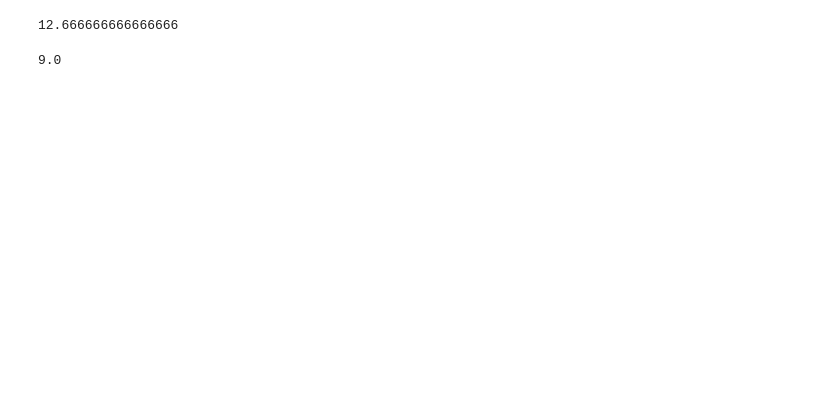
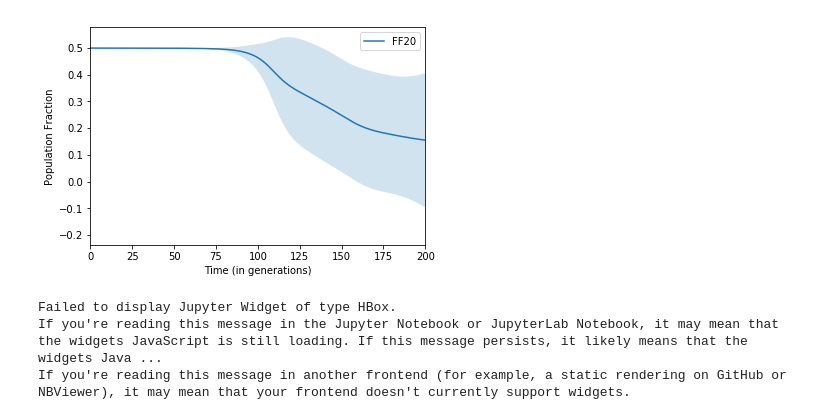
Before and after one commit to EndyLab/codon-tables, a Jupyter notebook: notebooks/sandbox.ipynb, the cells around one changed output. Drawn from its saved outputs; the diff is of its cells as text; code cells hidden in the pictures; blank space fills up the shorter version.

```diff
--- a/notebooks/sandbox.ipynb
+++ b/notebooks/sandbox.ipynb
@@ -115,16 +0,0 @@ plt.show()
-# %%
-strains = []
-count = 0
-for i in range(10):
-    strains.append(strain(N_pop = i, fitness=2*i))
-    count += 2*i
-
-sim2 = thunderflask(strains)
-f_avg = sim2.updateF_avg()
-f_avg
-# %% [output]
-12.666666666666666
-# %%
-count/10
-# %% [output]
-9.0
@@ -130,0 +26,37 @@ count/10
+# %%
+path = '/home/jonathan/Lab/ATD/codon-tables/data/local_test/N=1e6_b=1_l=2/SC_vs_FF20_0/output/'
+with open(path+'2018-04-03_SC_vs_FF20_sim=0_batch=0_favg_traces_N_pop=1e6=T=1000_N=3_b=1_l=2.pickle', 'rb') as handle:
+    df = pickle.load(handle)
+# %%
+sns.tsplot(data=df, time='time', value='popfrac', unit='sim', condition='code', ci='sd')
+plt.xlabel('Time (in generations)')
+plt.ylabel('Population Fraction')
+plt.xlim([0,200])
+plt.legend()
+plt.savefig('test_competition.png')
+plt.show()
+# %% [output]
+[figure, added]
+# %%
+# unpack some dataframes
+
+DF = pd.DataFrame()
+filenames = [
+#     '/home/jonathan/Lab/ATD/codon-tables/data/competition_test/N=1e6_b=1_l=2/SC_vs_FF16_0/output/2018-04-04_SC_vs_FF16_0_concatenated.pickle', #vs ff16
+    '/home/jonathan/Lab/ATD/codon-tables/data/competition_test/N=1e6_b=1_l=2/SC_vs_FF20_0/output/2018-04-04_SC_vs_FF20_0_concatenated.pickle', # vs ff20
+    '/home/jonathan/Lab/ATD/codon-tables/data/competition_test/N=1e6_b=1_l=2/SC_vs_Colorado_0/output/2018-04-04_SC_vs_Colorado_0_concatenated.pickle', # vs colorado
+    '/home/jonathan/Lab/ATD/codon-tables/data/competition_test/N=1e6_b=1_l=2/SC_vs_RED20_0/output/2018-04-04_SC_vs_RED20_0_concatenated.pickle', # vs red20
+    '/home/jonathan/Lab/ATD/codon-tables/data/competition_test/N=1e6_b=1_l=2/SC_vs_PROMISC20_0/output/2018-04-04_SC_vs_PROMISC20_0_concatenated.pickle'
+]
+# get dataframes
+for file in tqdm(filenames, desc='Parsing Dataframes: '):
+    with open(file, 'rb') as handle:
+        df = pickle.load(handle)
+        df = df.loc[(df['sim'] < 10) & (df['code'] != 'Standard Code')]
+        DF = pd.concat([DF, df], copy=False)
+# with open(filenames[0], 'rb') as handle:
+#     df = pickle.load(handle)
+# %% [output]
+Failed to display Jupyter Widget of type HBox.
+If you're reading this message in the Jupyter Notebook or JupyterLab Notebook, it may mean that the widgets JavaScript is still loading. If this message persists, it likely means that the widgets Java ...
+If you're reading this message in another frontend (for example, a static rendering on GitHub or NBViewer), it may mean that your frontend doesn't currently support widgets.
```
Also changed, not shown: parts of 10 cells of this notebook, 1 other file.
